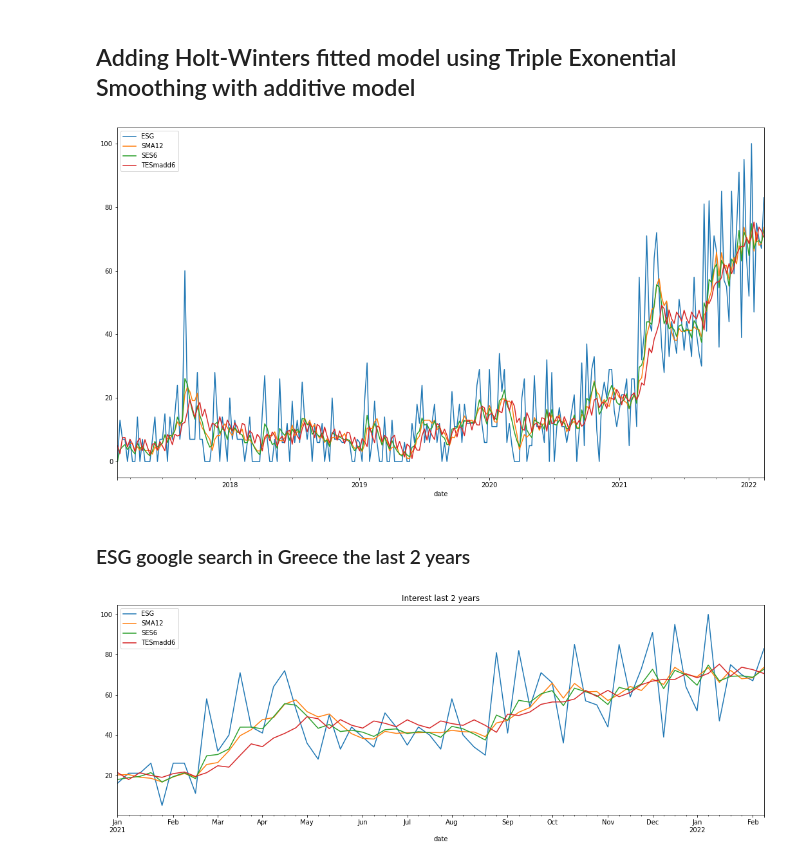
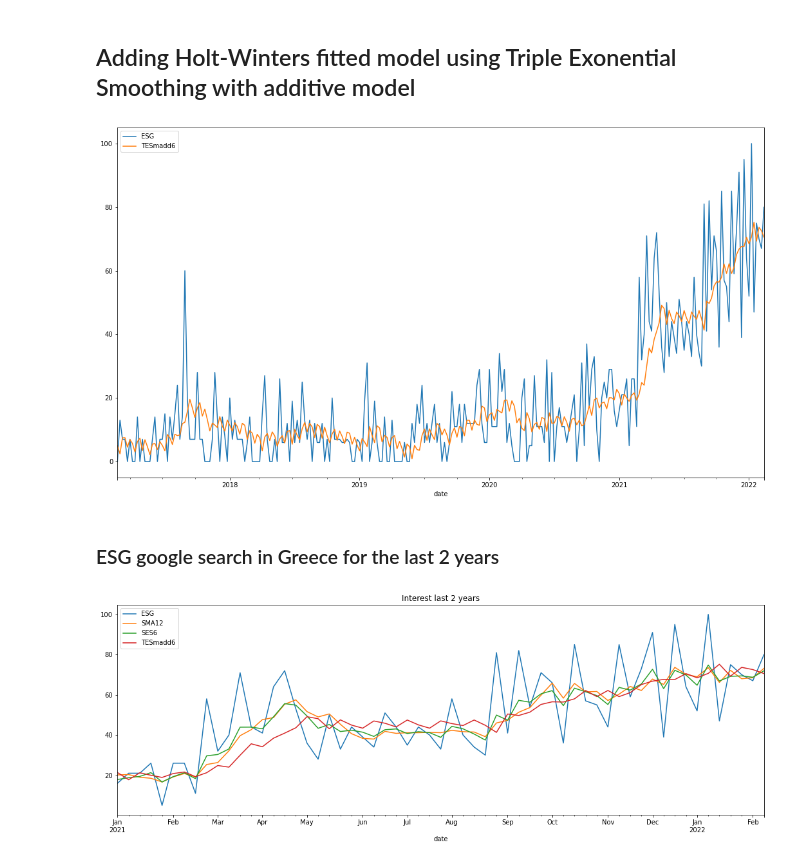
Before and after one commit to GiorgosAnastasakos/GreekESGenergyCompaniesPowerBI_PythonTimesSeriesAnalysis, a Jupyter notebook: GreekGoogleTrendsEsg_TimesSeriesAnalysisPython.ipynb, the cells around one changed output. Drawn from its saved outputs; the diff is of its cells as text; code cells hidden in the pictures.

```diff
--- a/GreekGoogleTrendsEsg_TimesSeriesAnalysisPython.ipynb
+++ b/GreekGoogleTrendsEsg_TimesSeriesAnalysisPython.ipynb
@@ -61,12 +63,12 @@ df[['ESG','SMA12','SES6']].plot();
 ## Adding Holt-Winters fitted model using Triple Exonential Smoothing with additive model
 # %%
 from statsmodels.tsa.holtwinters import ExponentialSmoothing
-df['TESmadd6']=ExponentialSmoothing(df['ESG'],trend='add',seasonal='add',seasonal_periods=6).fit().fittedvalues
+df['TESmadd6']=ExponentialSmoothing(df['ESG'],trend='add',seasonal='add',seasonal_periods=6).fit().fittedvalues;
 # df.head()
-df.columns
-df[['ESG', 'isPartial', 'SMA12', 'SES6', 'TESmadd6']].plot(figsize=(18,10));
+# df.columns
+df[['ESG','TESmadd6']].plot(figsize=(18,10));
 # %% [output]
-[figure, old version]
+[figure, new version]
 # %% [markdown]
-### ESG google search in Greece the last 2 years
+### ESG google search in Greece for the last 2 years
 # %%
```
Also changed, not shown: parts of 2 cells of this notebook.
